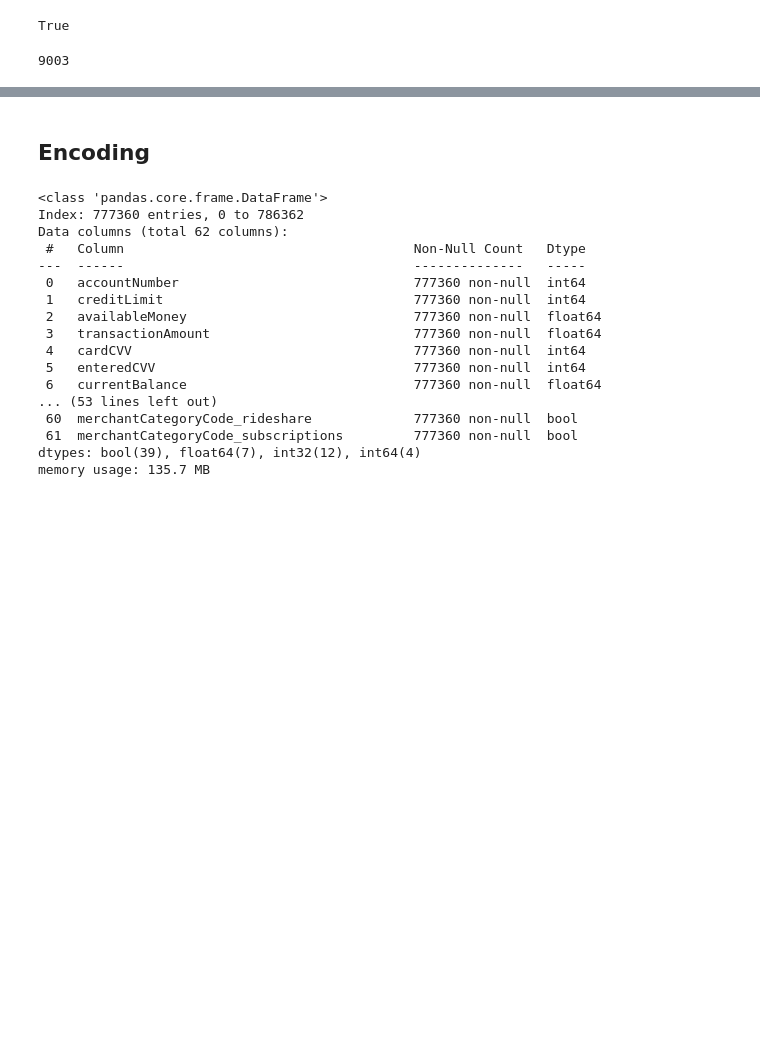
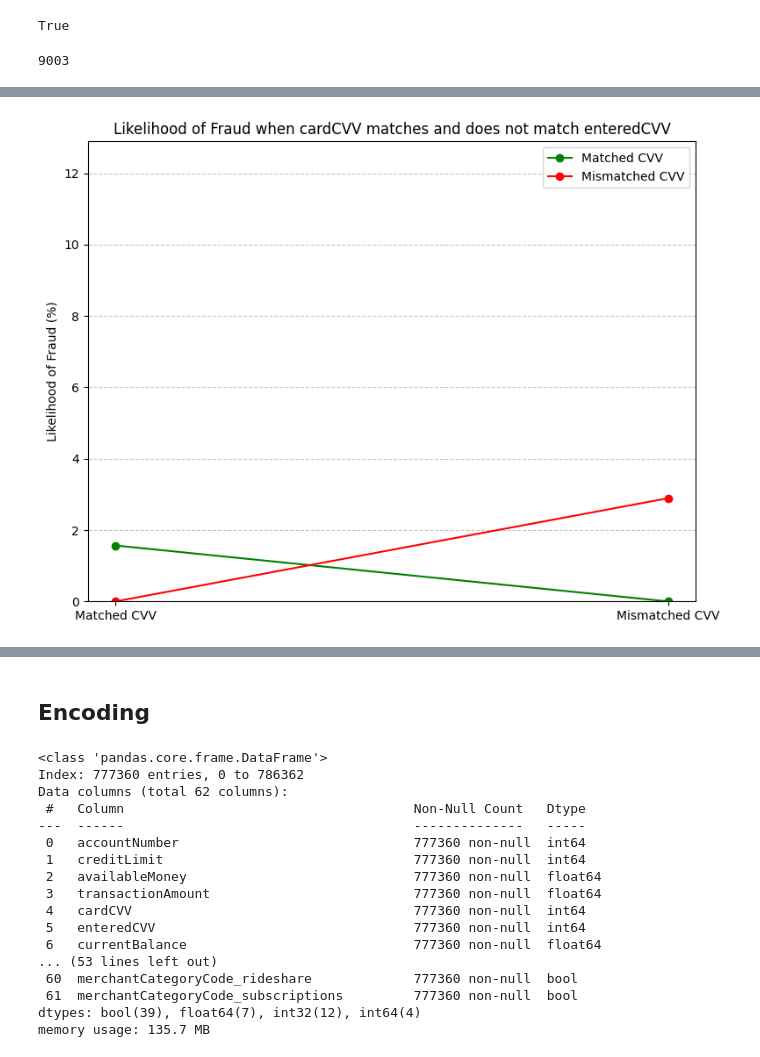
Before and after one commit to BrianBlancato/6050-Credit-Card-Fraud, a Jupyter notebook: Credit_Card_Fraud_Detection.ipynb, the cells around one changed output, grey strips where cells are left out. Cells and saved outputs as stored; diff of their text form; code cells hidden in the pictures; blank space fills up the shorter version.

```diff
--- a/Credit_Card_Fraud_Detection.ipynb
+++ b/Credit_Card_Fraud_Detection.ipynb
@@ -107,0 +153,32 @@ df.drop(columns=['dateOfLastAddressChange'], inplace=True)
+# %%
+import matplotlib.pyplot as plt
+
+# Total number of transactions where cardCVV matches enteredCVV
+total_matched = len(df[df['cardCVV'] == df['enteredCVV']])
+
+# Total number of fraud transactions where cardCVV matches enteredCVV
+fraud_matched = len(df[(df['cardCVV'] == df['enteredCVV']) & (df['isFraud'] == 1)])
+
+# Total number of transactions where cardCVV doesn't match enteredCVV
+total_mismatch = len(df[df['cardCVV'] != df['enteredCVV']])
+
+# Total number of fraud transactions where cardCVV doesn't match enteredCVV
+fraud_mismatch = len(df[(df['cardCVV'] != df['enteredCVV']) & (df['isFraud'] == 1)])
+
+# Calculate likelihood of fraud
+likelihood_of_fraud_matched = (fraud_matched / total_matched) * 100
+likelihood_of_fraud_mismatch = (fraud_mismatch / total_mismatch) * 100
+
+# Plotting the line chart
+plt.figure(figsize=(8, 6))
+plt.plot(['Matched CVV', 'Mismatched CVV'], [likelihood_of_fraud_matched, 0], marker='o', label='Matched CVV', color='green')
+plt.plot(['Matched CVV', 'Mismatched CVV'], [0, likelihood_of_fraud_mismatch], marker='o', label='Mismatched CVV', color='red')
+plt.title('Likelihood of Fraud when cardCVV matches and does not match enteredCVV')
+plt.ylabel('Likelihood of Fraud (%)')
+plt.ylim(0, max(likelihood_of_fraud_matched, likelihood_of_fraud_mismatch) + 10)
+plt.legend()
+plt.grid(axis='y', linestyle='--', alpha=0.7)
+plt.tight_layout()
+plt.show()
+# %% [output]
+[figure, added]
```
Also changed, not shown: parts of 67 cells of this notebook.
